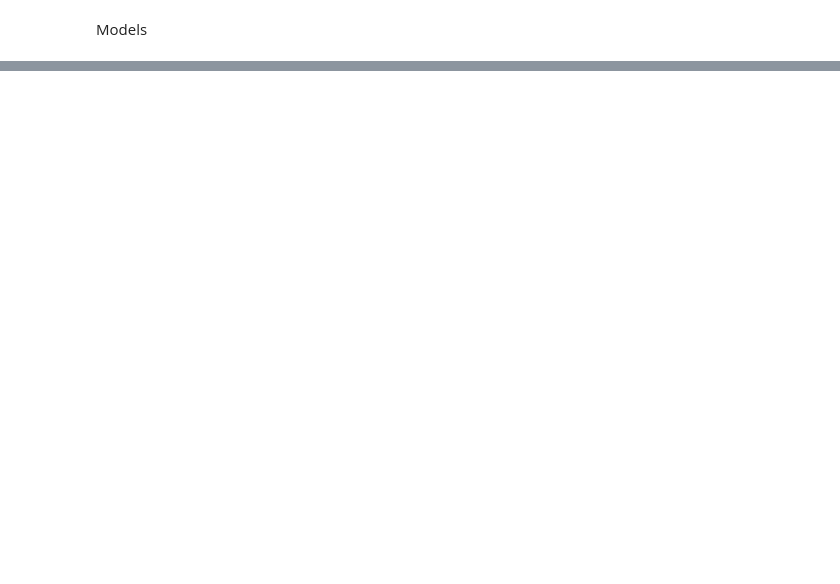
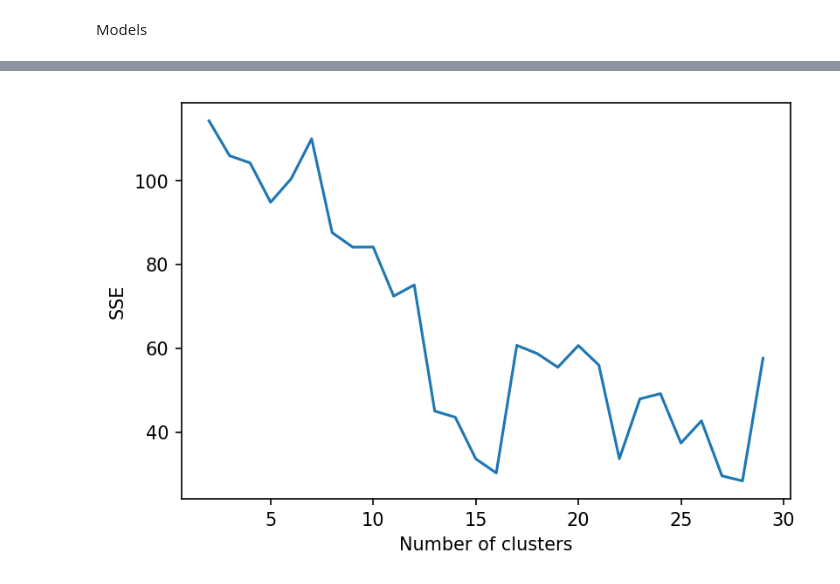
Before and after one commit to konelson/sustainability_nlp, a Jupyter notebook: sustainability_topic_modeling.ipynb, the cells around one changed output, grey strips where cells are left out. Cells and saved outputs as stored; diff of their text form; code cells hidden in the pictures; blank space fills up the shorter version.

```diff
--- a/sustainability_topic_modeling.ipynb
+++ b/sustainability_topic_modeling.ipynb
@@ -318,0 +567,20 @@ nmf_cv_data = nmf_cv.fit_transform(cv_data)
+# %%
+#TFIDF
+
+SSE = []
+
+for k in range(2,30):
+    km = MiniBatchKMeans(n_clusters = k, random_state = 42)
+    km.fit(nmf_tfidf_data)
+    labels = km.labels_
+    SSE.append(km.inertia_)
+
+plt.figure(dpi = 150)
+plt.xlabel("Number of clusters")
+plt.ylabel("SSE")
+plt.plot(range(2,30),SSE);
+
+
+plt.savefig("cluster_plot_tfidf")
+# %% [output]
+[figure, added]
```
Also changed, not shown: parts of 73 cells of this notebook, 1 other file.
